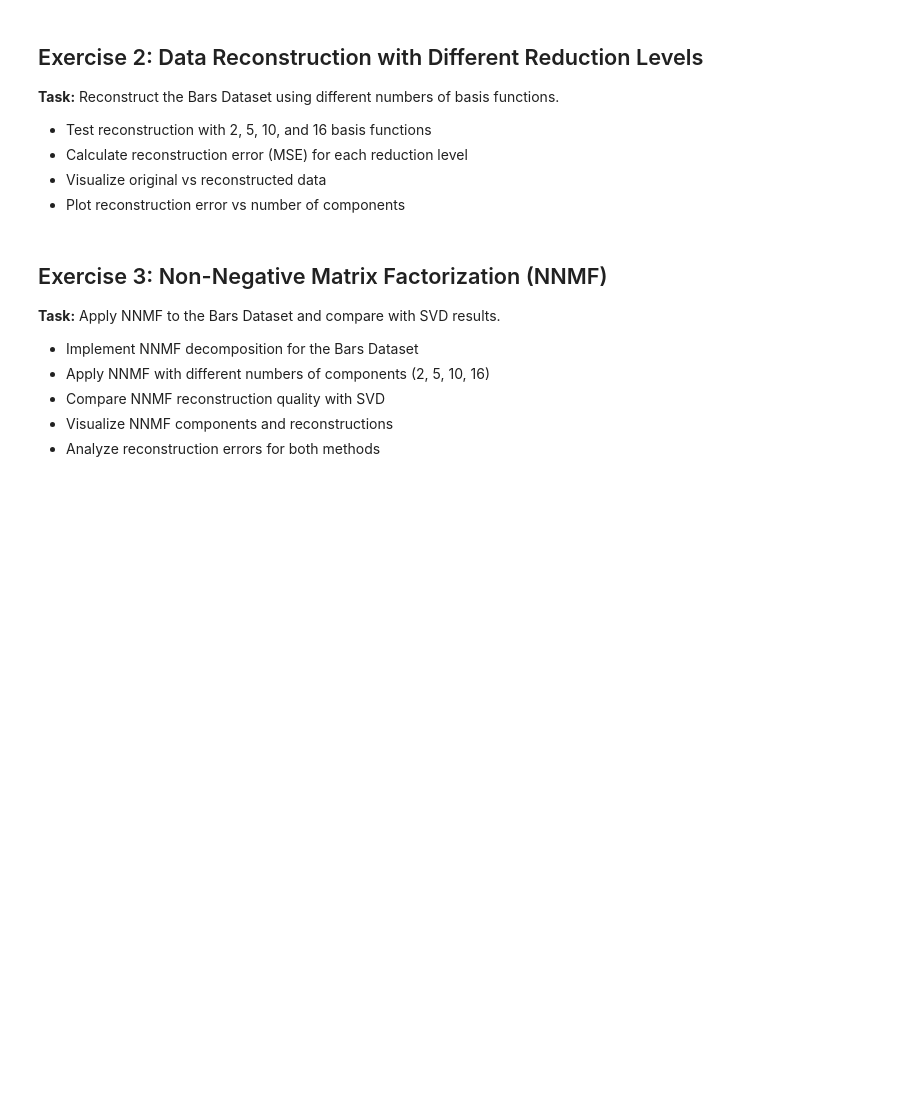
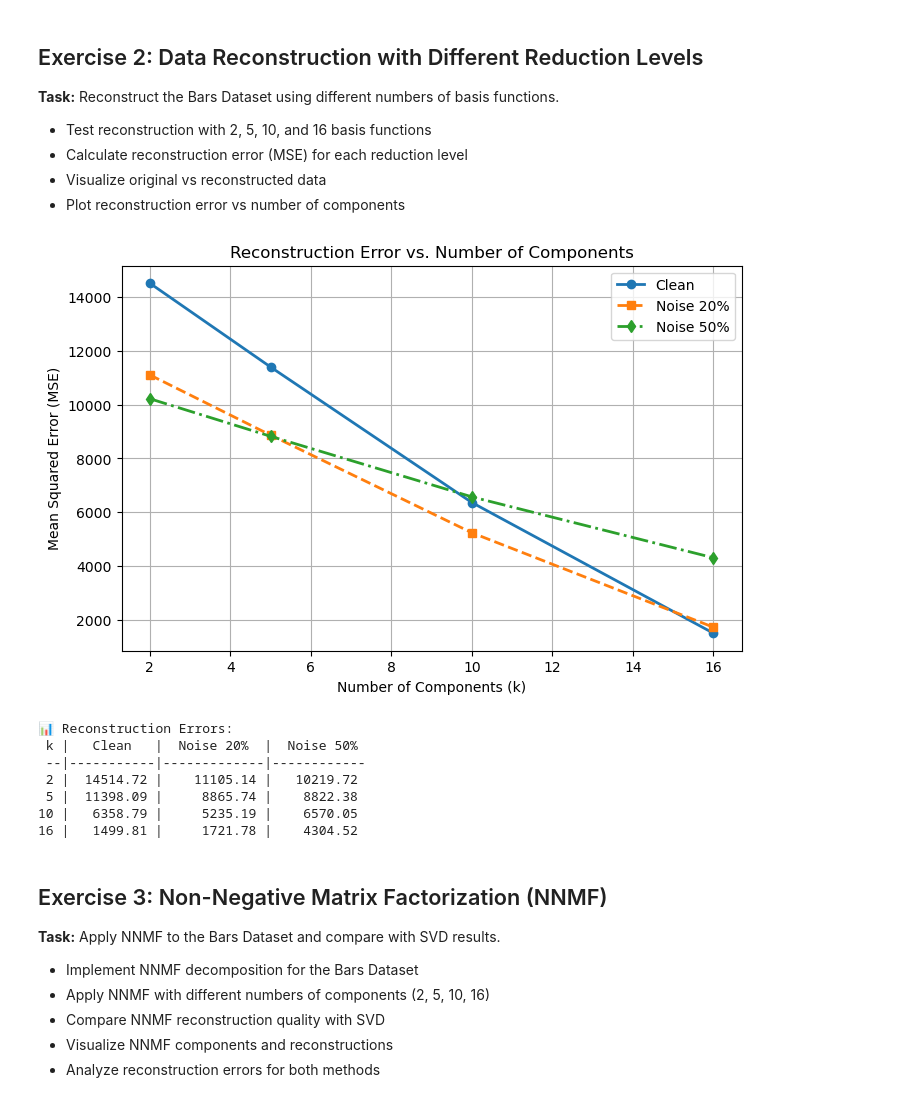
Before and after one commit to jirka-val/Machine-Learning-Exercises, a Jupyter notebook: ml_05.ipynb, the cells around one changed output. Drawn from its saved outputs; the diff is of its cells as text; code cells hidden in the pictures; blank space fills up the shorter version.

```diff
--- a/ml_05.ipynb
+++ b/ml_05.ipynb
@@ -36,6 +88,68 @@ import seaborn as sns
 - Calculate reconstruction error (MSE) for each reduction level
 - Visualize original vs reconstructed data
 - Plot reconstruction error vs number of components
+# %%
+from sklearn.metrics import mean_squared_error
+from sklearn.metrics import mean_squared_error
+import numpy as np
+import matplotlib.pyplot as plt
+
+
+# Počty komponent, které chceme vyzkoušet
+components = [2, 5, 10, 16]
+errors = []
+# %%
+# --- Funkce pro výpočet MSE chyb pro různé počty komponent ---
+def reconstruction_errors(U, S, Vt, original, components):
+    errors = []
+    for k in components:
+        A_k = U[:, :k] @ np.diag(S[:k]) @ Vt[:k, :]
+        mse = mean_squared_error(original, A_k)
+        errors.append(mse)
+    return errors
+
+# --- Počty komponent ---
+components = [2, 5, 10, 16]
+
+# --- Výpočet chyb pro všechny datasety ---
+datasets = [
+    ("Clean", bars_clean, U_c, S_c, Vt_c),
+    ("Noise 20%", bars_n20, U_20, S_20, Vt_20),
+    ("Noise 50%", bars_n50, U_50, S_50, Vt_50)
+]
+
+all_errors = {}
+
+for name, data, U, S, Vt in datasets:
+    all_errors[name] = reconstruction_errors(U, S, Vt, data, components)
+
+# --- Srovnávací graf všech datasetů ---
+plt.figure(figsize=(8,5))
+plt.plot(components, all_errors["Clean"], 'o-', label="Clean", linewidth=2)
+plt.plot(components, all_errors["Noise 20%"], 's--', label="Noise 20%", linewidth=2)
+plt.plot(components, all_errors["Noise 50%"], 'd-.', label="Noise 50%", linewidth=2)
+plt.title("Reconstruction Error vs. Number of Components")
+plt.xlabel("Number of Components (k)")
+plt.ylabel("Mean Squared Error (MSE)")
+plt.legend()
+plt.grid(True)
+plt.show()
+
+# --- Výpis výsledků do konzole ---
+print("\n📊 Reconstruction Errors:")
+print(" k |   Clean   |  Noise 20%  |  Noise 50%")
+print(" --|-----------|-------------|------------")
+for i, k in enumerate(components):
+    print(f"{k:2} | {all_errors['Clean'][i]:9.2f} | {all_errors['Noise 20%'][i]:11.2f} | {all_errors['Noise 50%'][i]:10.2f}")
+# %% [output]
+[figure, added]
+📊 Reconstruction Errors:
+ k |   Clean   |  Noise 20%  |  Noise 50%
+ --|-----------|-------------|------------
+ 2 |  14514.72 |    11105.14 |   10219.72
+ 5 |  11398.09 |     8865.74 |    8822.38
+10 |   6358.79 |     5235.19 |    6570.05
+16 |   1499.81 |     1721.78 |    4304.52
 # %% [markdown]
 ## Exercise 3: Non-Negative Matrix Factorization (NNMF)
 
```
Also changed, not shown: parts of 7 cells of this notebook, 6 other files.
